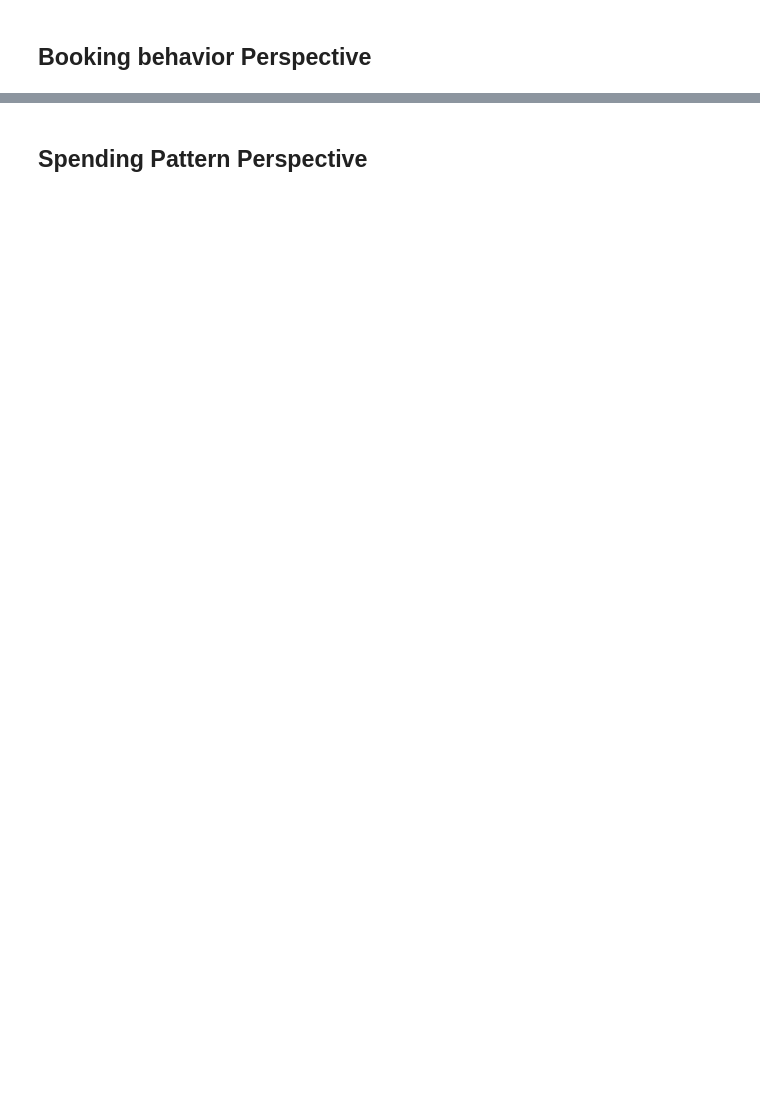
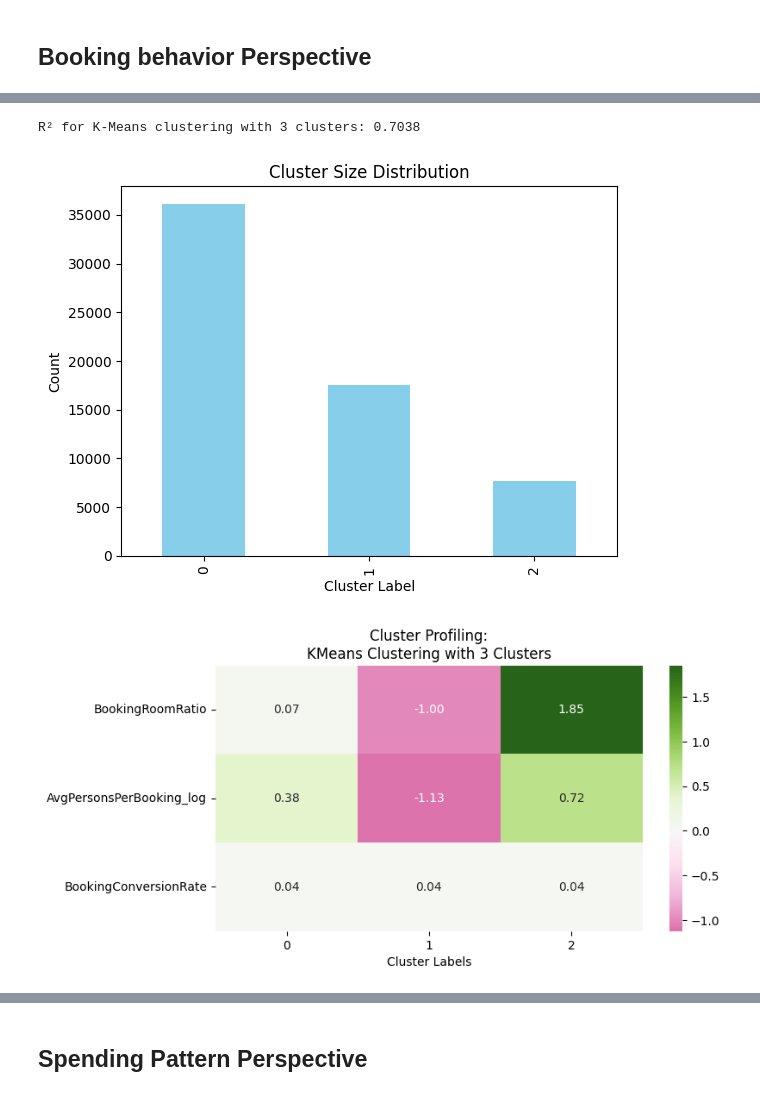
Before and after one commit to ruitj/BC_NOVA_Case1, a Jupyter notebook: BC_Final_P2.ipynb, the cells around one changed output, grey strips where cells are left out. Drawn from its saved outputs; the diff is of its cells as text; code cells hidden in the pictures; blank space fills up the shorter version.

```diff
--- a/BC_Final_P2.ipynb
+++ b/BC_Final_P2.ipynb
@@ -137,0 +179,73 @@ print("Number of estimated clusters : %d" % dbscan_n_clusters)
+# %%
+import numpy as np
+import pandas as pd
+import matplotlib.pyplot as plt
+import seaborn as sns
+from sklearn.cluster import KMeans
+
+# Function to compute Sum of Squares Total (SST)
+def get_ss(df, feats):
+    """
+    Computes the total sum of squares (SST) for the given features.
+    SST = Sum of squared deviations from the mean.
+    """
+    grand_mean = df[feats].mean()
+    return ((df[feats] - grand_mean) ** 2).sum().sum()
+
+# Function to compute Sum of Squares Within (SSW)
+def get_ssw(df, feats, label_col):
+    """
+    Computes the within-cluster sum of squares (SSW).
+    SSW = Sum of squared deviations within each cluster.
+    """
+    return df.groupby(label_col).apply(lambda g: ((g[feats] - g[feats].mean()) ** 2).sum().sum()).sum()
+
+# Function to compute R² (Proportion of variance explained by clusters)
+def get_rsq(df, feats, label_col):
+    """
+    Computes R-squared (R²) for clustering.
+    R² = (SST - SSW) / SST = SSB / SST
+    """
+    sst = get_ss(df, feats)
+    ssw = get_ssw(df, feats, label_col)
+    ssb = sst - ssw  # Between-cluster sum of squares
+    return ssb / sst  # R² metric
+
+# -------------------------------
+# Define number of clusters
+num_clusters = 3
+
+# Apply K-Means clustering
+kmclust = KMeans(n_clusters=num_clusters, init='k-means++', n_init=15, random_state=42)
+km_labels = kmclust.fit_predict(df[behav_cols])
+
+# Normalize the DataFrame (if not already normalized)
+normalized_df = pd.DataFrame(df[behav_cols], columns=behav_cols, index=df.index)
+
+# Merge labels with the dataset
+df_concat = pd.concat((normalized_df, pd.Series(km_labels, name='labels', index=df.index)), axis=1)
+
+# Compute R² metric
+r2_value = get_rsq(df_concat, behav_cols, 'labels')
+
+# Display R² result
+print(f"R² for K-Means clustering with {num_clusters} clusters: {r2_value:.4f}")
+
+# Plot Cluster Distribution
+df_concat['labels'].value_counts().plot(kind='bar', color='skyblue')
+plt.xlabel('Cluster Label')
+plt.ylabel('Count')
+plt.title('Cluster Size Distribution')
+plt.show()
+
+# Heatmap for Cluster Profiling
+fig, ax = plt.subplots(figsize=(8,4))
+km_profile = df_concat.groupby('labels').mean().T
+sns.heatmap(km_profile, center=0, annot=True, cmap="PiYG", fmt=".2f", ax=ax)
+ax.set_xlabel("Cluster Labels")
+ax.set_title(f"Cluster Profiling:\nKMeans Clustering with {num_clusters} Clusters")
+plt.show()
+# %% [output]
+R² for K-Means clustering with 3 clusters: 0.7038
+[figure, added]
+[figure, added]
```
Also changed, not shown: parts of 89 cells of this notebook, 9 other files.
